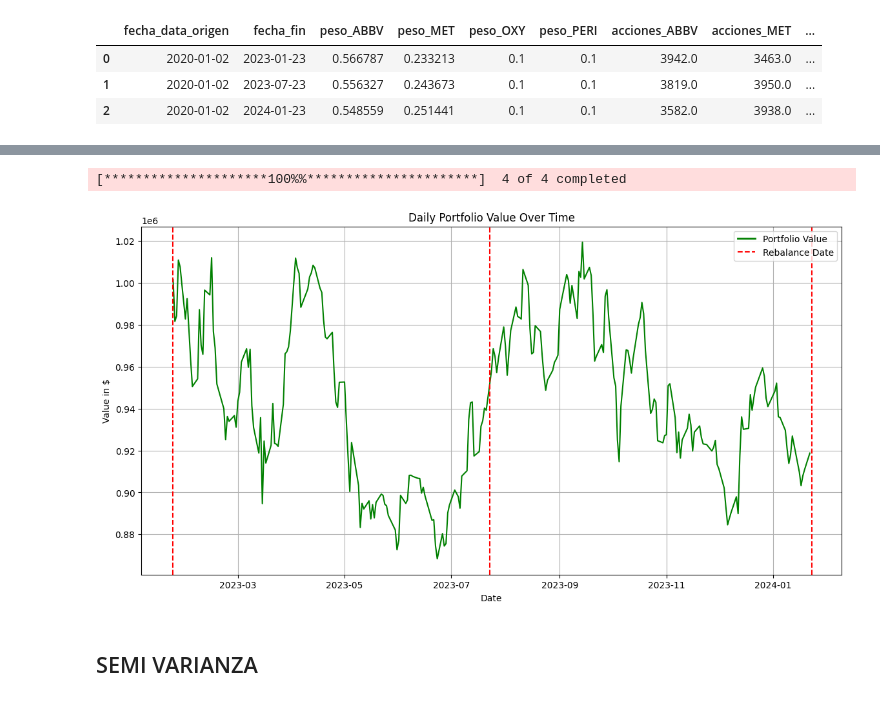
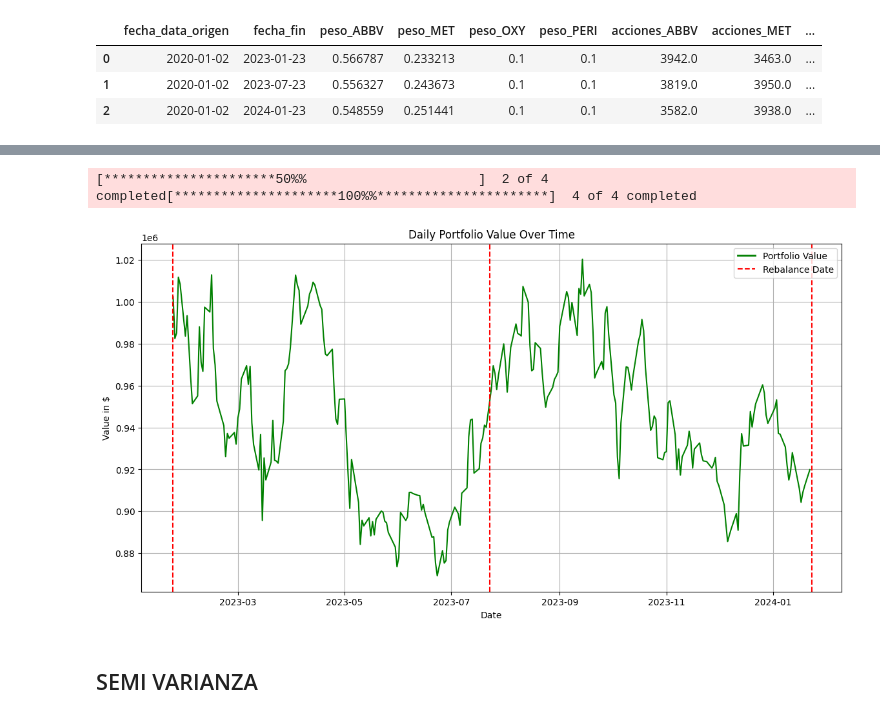
Before and after one commit to diegotita4/PAP-QAA_strategies, a Jupyter notebook: validations2.0.ipynb, the cells around one changed output, grey strips where cells are left out. Cells and saved outputs as stored; diff of their text form; code cells hidden in the pictures.

Commit message:
UPDATE graficas

```diff
--- a/validations2.0.ipynb
+++ b/validations2.0.ipynb
@@ -314,55 +265,8 @@ resultados_backtesting
-# %%
-# Grafica
-df = resultados_backtesting[['fecha_fin', 'acciones_ABBV', 'acciones_MET', 'acciones_OXY', 'acciones_PERI', 'cash_sobrante']].copy()
-df['fecha_fin'] = pd.to_datetime(df['fecha_fin'])
-df.set_index('fecha_fin', inplace=True)
-
-# Generate a date range for the daily data
-start_date = df.index.min()
-end_date = df.index.max()
-date_range = pd.date_range(start=start_date, end=end_date, freq='D')
-
-# Create a new dataframe with a record for each day, forward-filling the rebalancing information
-daily_data = pd.DataFrame(index=date_range)
-daily_data = daily_data.join(df, how='left').ffill().reset_index().rename(columns={'index': 'fecha_fin'})
-
-# Fetch historical stock data using yfinance for the entire range of daily_data
-tickers = ["ABBV", "MET", "OXY", "PERI"]
-stock_data = yf.download(tickers, start=daily_data['fecha_fin'].min(), end=daily_data['fecha_fin'].max())
-prices = stock_data['Adj Close']
-
-# Update the index of daily_data to match the dates from the stock data
-daily_data.set_index('fecha_fin', inplace=True)
-daily_data = daily_data.reindex(prices.index).ffill()
-
-# Calculate the daily portfolio value
-daily_portfolio_values = (daily_data['acciones_ABBV'] * prices['ABBV'] +
-                          daily_data['acciones_MET'] * prices['MET'] +
-                          daily_data['acciones_OXY'] * prices['OXY'] +
-                          daily_data['acciones_PERI'] * prices['PERI'] +
-                          daily_data['cash_sobrante'])
-
-# Plot the portfolio value over time
-plt.figure(figsize=(14, 7))
-plt.plot(daily_portfolio_values.index, daily_portfolio_values, label='Portfolio Value', color='green')
-
-# Add vertical lines for rebalance dates
-for date in df.index:
-    plt.axvline(x=date, color='red', linestyle='--')
-
-# Create custom legends
-legend_elements = [Line2D([0], [0], color='green', lw=2, label='Portfolio Value'),
-                   Line2D([0], [0], color='red', linestyle='--', label='Rebalance Date')]
-plt.legend(handles=legend_elements)
-
-plt.title('Daily Portfolio Value Over Time')
-plt.xlabel('Date')
-plt.ylabel('Value in $')
-plt.grid(True)
-plt.show()
-# %% [output]
-[*********************100%%**********************]  4 of 4 completed
-[figure, removed]
+# %%
+plot_portfolio_value(resultados_backtesting, tickers)
+# %% [output]
+[**********************50%%                      ]  2 of 4 completed[*********************100%%**********************]  4 of 4 completed
+[figure, added]
 # %% [markdown]
 ## SEMI VARIANZA
 # %%
```
Also changed, not shown: parts of 8 cells of this notebook, 1 other file.
